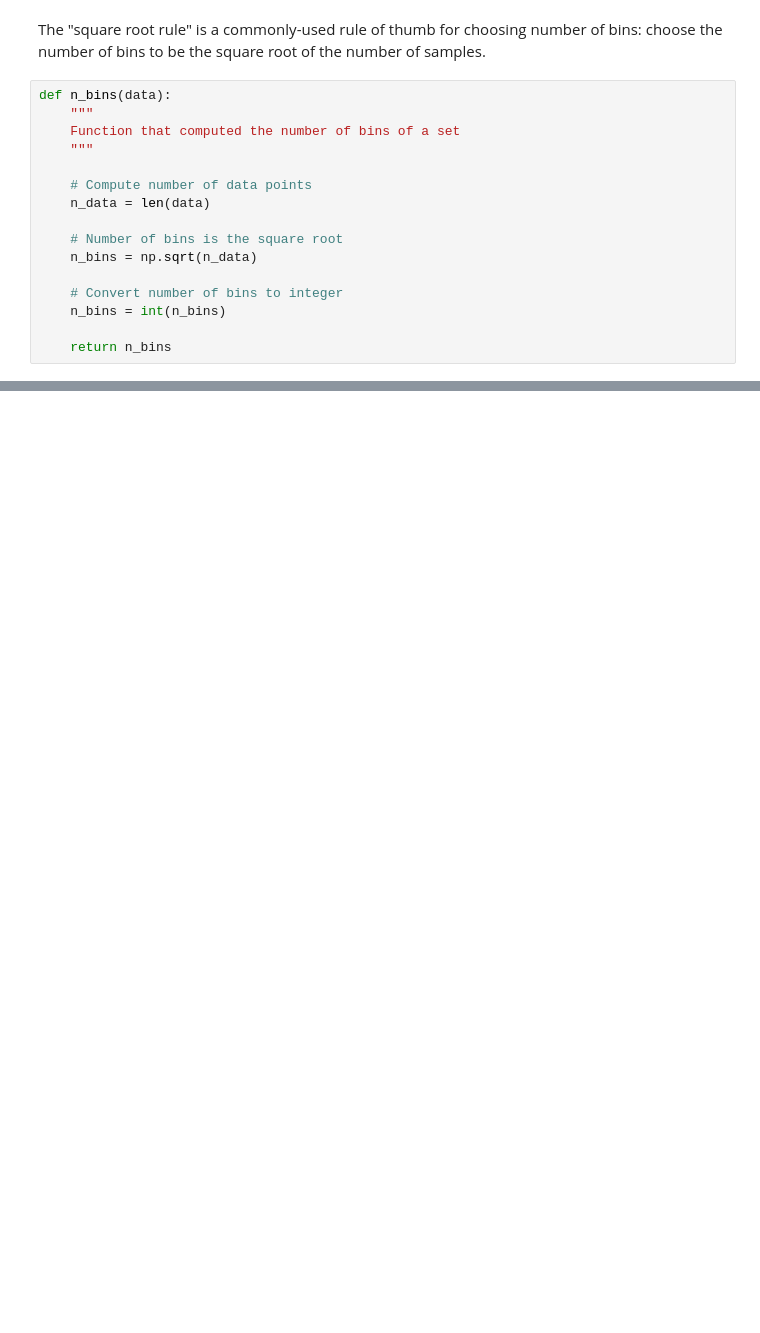
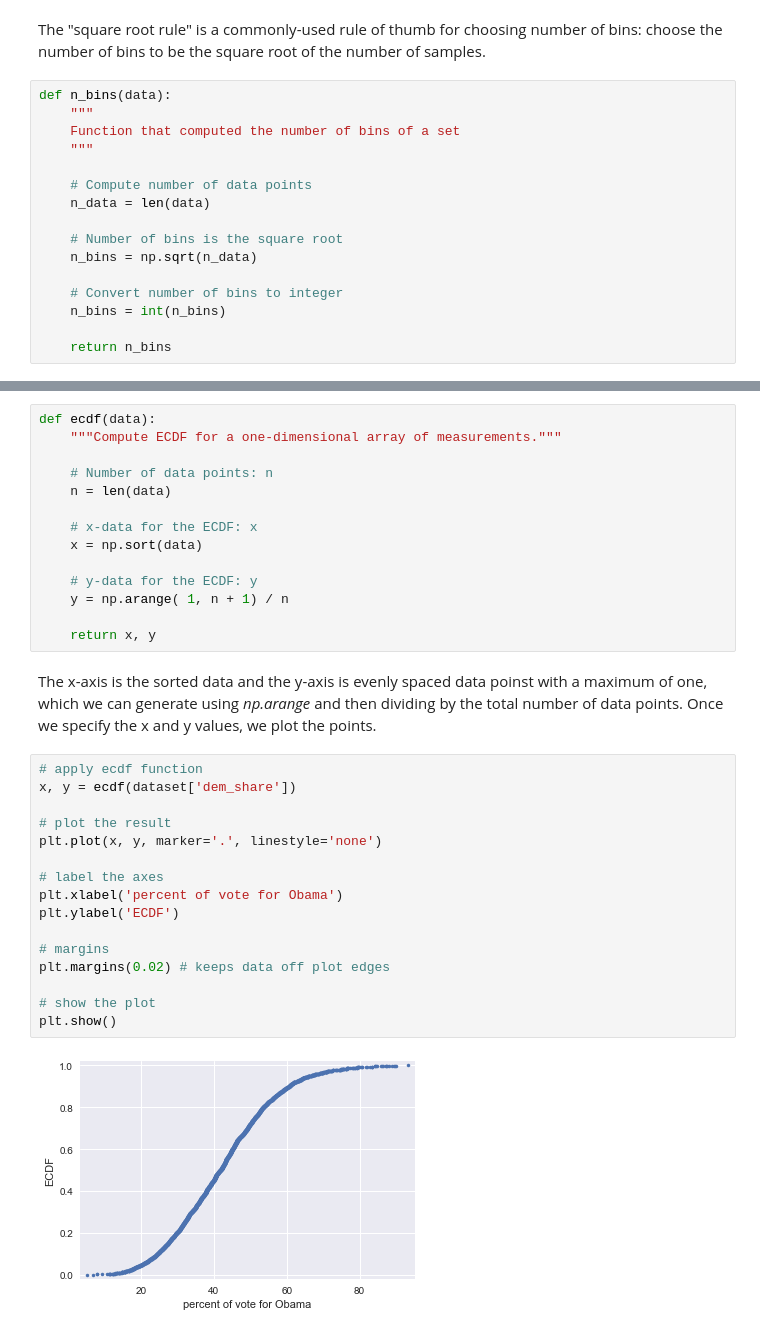
Before and after one commit to PablodelaCuesta/Statistics, a Jupyter notebook: 1. Exploratory data analysis/EDA.ipynb, the cells around one changed output, grey strips where cells are left out. Drawn from its saved outputs; the diff is of its cells as text; blank space fills up the shorter version.

```diff
--- a/1. Exploratory data analysis/EDA.ipynb
+++ b/1. Exploratory data analysis/EDA.ipynb
@@ -110,0 +178,34 @@ plt.show()
+# %%
+def ecdf(data):
+    """Compute ECDF for a one-dimensional array of measurements."""
+
+    # Number of data points: n
+    n = len(data)
+
+    # x-data for the ECDF: x
+    x = np.sort(data)
+
+    # y-data for the ECDF: y
+    y = np.arange( 1, n + 1) / n
+
+    return x, y
+# %% [markdown]
+The x-axis is the sorted data and the y-axis is evenly spaced data poinst with a maximum of one, which we can generate using *np.arange* and then dividing by the total number of data points. Once we specify the x and y values, we plot the points.
+# %%
+# apply ecdf function
+x, y = ecdf(dataset['dem_share'])
+
+# plot the result
+plt.plot(x, y, marker='.', linestyle='none')
+
+# label the axes
+plt.xlabel('percent of vote for Obama')
+plt.ylabel('ECDF')
+
+# margins
+plt.margins(0.02) # keeps data off plot edges
+
+# show the plot
+plt.show()
+# %% [output]
+[figure, added]
```
Also changed, not shown: parts of 15 cells of this notebook, 1 other file.
